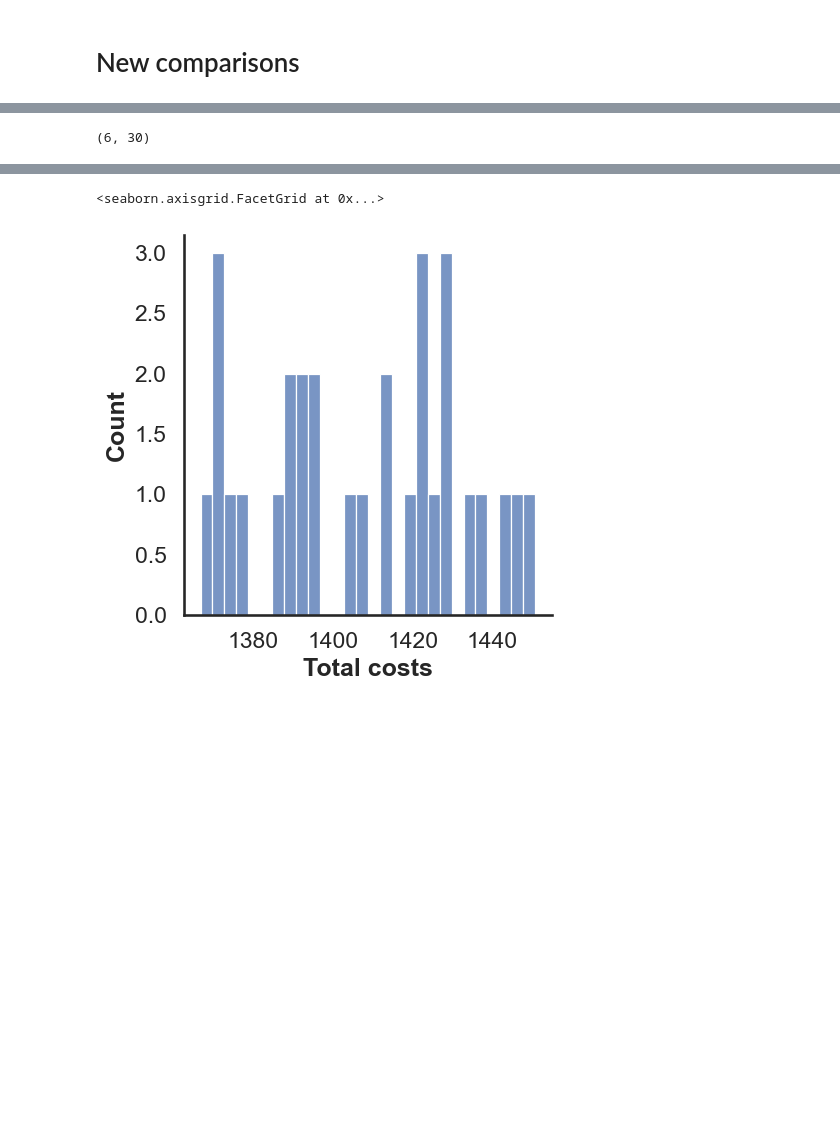
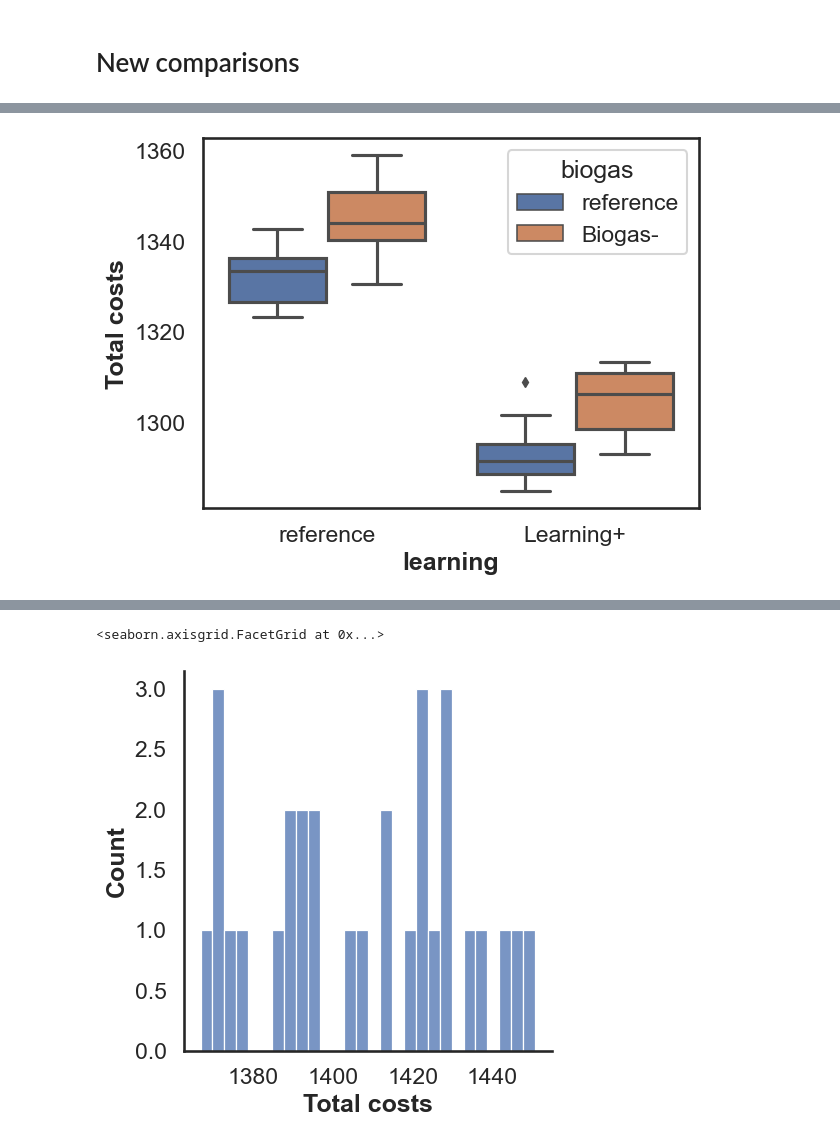
Before and after one commit to CIRED/EOLES-Coupling, a Jupyter notebook: analysis_xps_ban.ipynb, the cells around one changed output, grey strips where cells are left out. Saved outputs shown, nothing was run; the diff lists cells and outputs as text; code cells hidden in the pictures; blank space fills up the shorter version.

Commit message:
process outputs

```diff
--- a/analysis_xps_ban.ipynb
+++ b/analysis_xps_ban.ipynb
@@ -42,4 +27,8 @@ for path in folderpath.iterdir():
     if path.is_dir():
         dict_output[path.name.split('_')[1]] = path
 
-total_system_costs = get_total_system_costs(dict_output)
+output = get_total_system_costs(dict_output)
+output = pd.concat([output[k] for k in output.keys()], axis=0)
+
+scenarios_complete = pd.concat([scenarios, output.T], axis=1)
+scenarios_complete.to_csv(Path('eoles') / Path('outputs') / Path('20240220') / Path('scenarios_complete.csv'))
@@ -57,4 +35,5 @@ total_system_costs
-# %%
-total_system_costs.shape
-# %% [output]
-(6, 30)
+# %%
+sns.boxplot(data=scenarios_complete, x='learning', y='Total costs', hue='biogas')
+plt.show()
+# %% [output]
+[figure, added]
```
Also changed, not shown: parts of 16 cells of this notebook, 1 other file.
